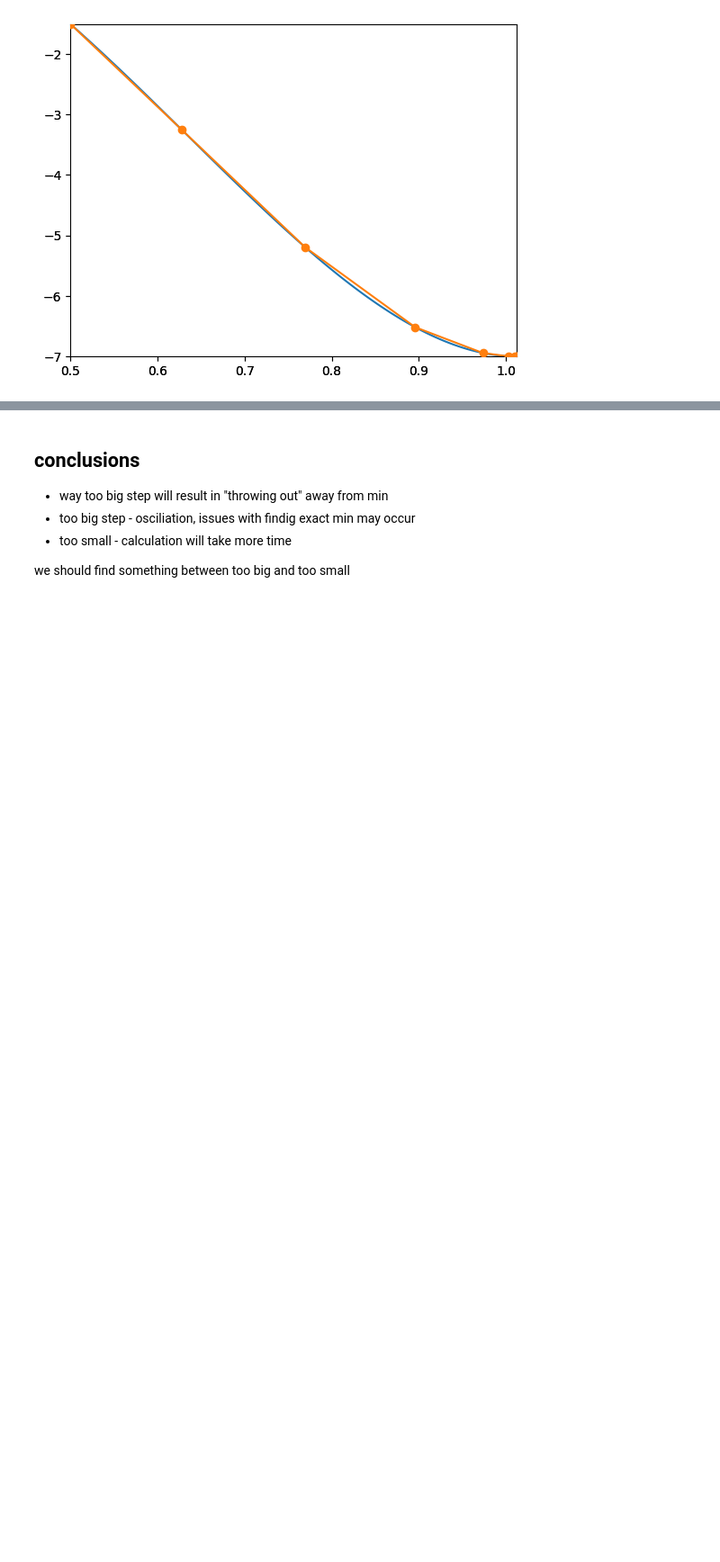
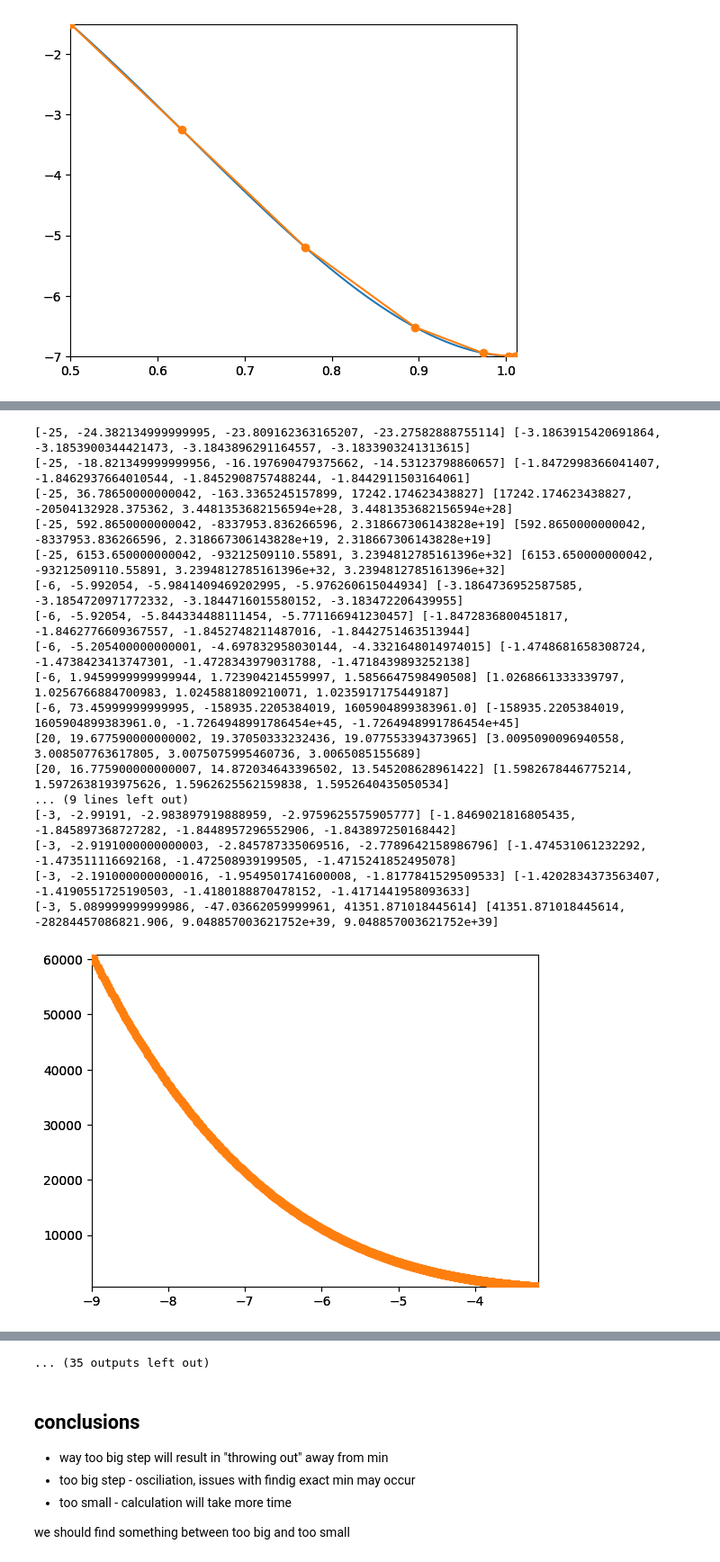
Before and after one commit to wz7475/gradient-descent, a Jupyter notebook: lab1.ipynb, the cells around one changed output, grey strips where cells are left out. Shown at 90% size. Drawn from its saved outputs; the diff is of its cells as text; code cells hidden in the pictures; blank space fills up the shorter version.

Commit message:
2 3d plots

```diff
--- a/lab1.ipynb
+++ b/lab1.ipynb
@@ -115,7 +110,7 @@ print(min_g)
 # %% [markdown]
 ## tuning f(x) min
 # %%
-def plot_function_2d_and_path(function: Callable, step: Number, starting_point=Union[Number, Sequence], eps=0.001):
+def plot_function_2d_and_path(function: Callable, step: Number, starting_point=Union[Number, Sequence], eps=0.001, save=False):
     arguments = GradientDescent(eps).find_minumum(function, step, starting_point)
     values = [f(xa) for xa in arguments]
 
@@ -142,11 +137,15 @@ def plot_function_2d_and_path(function: Callable, step: Number, starting_point=U
     ax.plot(x, y, color="C0")
     ax2.plot(arguments, values, "-o", color="C1")
     # plt.legend()
+    plt.savefig("test.jpg")
+
+    if save:
+        plt.savefig(f"img/sp_{starting_point}_step_{int(1/step)}.png")
 
     return arguments, values
 
-def wrapper_2d(function: Callable, power: int, starting_point:Number, coef=1, eps=0.001):
-    arg, val = plot_function_2d_and_path(function, pow(10, power)*coef, starting_point)
+def wrapper_2d(function: Callable, power: int, starting_point:Number, coef=1, eps=0.001, save=False):
+    arg, val = plot_function_2d_and_path(function, pow(10, power)*coef, starting_point, save=save)
     print(arg[:4], arg[-4:])
 # %% [markdown]
 #### far from mimium
@@ -204,3 +206,12 @@ wrapper_2d(f, -2, 0.5)
 # %% [output]
 [0.5, 0.6275, 0.7697291187499999, 0.8958225863370257] [1.0032810102643444, 1.0107079212435106, 1.0122073407124916, 1.0124926525798699]
 [figure]
+# %%
+from random import randint
+
+
+for _ in range(9):
+    starting_point = randint(-40, 40)
+    for step in range(-6, -1):
+        wrapper_2d(f, step, starting_point, save=True)
+# %% [output]
@@ -206,0 +238,18 @@ wrapper_2d(f, -2, 0.5)
+[-25, -24.382134999999995, -23.809162363165207, -23.27582888755114] [-3.1863915420691864, -3.1853900344421473, -3.1843896291164557, -3.1833903241313615]
+[-25, -18.821349999999956, -16.197690479375662, -14.53123798860657] [-1.8472998366041407, -1.8462937664010544, -1.8452908757488244, -1.8442911503164061]
+[-25, 36.78650000000042, -163.3365245157899, 17242.174623438827] [17242.174623438827, -20504132928.375362, 3.4481353682156594e+28, 3.4481353682156594e+28]
+[-25, 592.8650000000042, -8337953.836266596, 2.318667306143828e+19] [592.8650000000042, -8337953.836266596, 2.318667306143828e+19, 2.318667306143828e+19]
+[-25, 6153.650000000042, -93212509110.55891, 3.2394812785161396e+32] [6153.650000000042, -93212509110.55891, 3.2394812785161396e+32, 3.2394812785161396e+32]
+[-6, -5.992054, -5.9841409469202995, -5.976260615044934] [-3.1864736952587585, -3.1854720971772332, -3.1844716015580152, -3.183472206439955]
+[-6, -5.92054, -5.844334488111454, -5.771166941230457] [-1.8472836800451817, -1.8462776609367557, -1.8452748211487016, -1.8442751463513944]
+[-6, -5.205400000000001, -4.697832958030144, -4.3321648014974015] [-1.4748681658308724, -1.4738423413747301, -1.4728343979031788, -1.4718439893252138]
+[-6, 1.9459999999999944, 1.723904214559997, 1.5856647598490508] [1.0268661333339797, 1.0256766884700983, 1.0245881809210071, 1.0235917175449187]
+[-6, 73.45999999999995, -158935.2205384019, 1605904899383961.0] [-158935.2205384019, 1605904899383961.0, -1.7264948991786454e+45, -1.7264948991786454e+45]
+[20, 19.677590000000002, 19.37050333232436, 19.077553394373965] [3.0095090096940558, 3.008507763617805, 3.0075075995460736, 3.0065085155689]
+[20, 16.775900000000007, 14.872034643396502, 13.545208628961422] [1.5982678446775214, 1.5972638193975626, 1.5962625562159838, 1.5952640435050534]
+... (9 lines left out)
+[-3, -2.99191, -2.983897919888959, -2.9759625575905777] [-1.8469021816805435, -1.845897368727282, -1.8448957296552906, -1.843897250168442]
+[-3, -2.9191000000000003, -2.845787335069516, -2.7789642158986796] [-1.474531061232292, -1.473511116692168, -1.472508939199505, -1.4715241852495078]
+[-3, -2.1910000000000016, -1.9549501741600008, -1.8177841529509533] [-1.4202834373563407, -1.4190551725190503, -1.4180188870478152, -1.4171441958093633]
+[-3, 5.089999999999986, -47.03662059999961, 41351.871018445614] [41351.871018445614, -28284457086821.906, 9.048857003621752e+39, 9.048857003621752e+39]
+[figure, added]
@@ -207,3 +265,4 @@ wrapper_2d(f, -2, 0.5)
+... (35 outputs left out)
 # %% [markdown]
 ## conclusions
 
```
Also changed, not shown: parts of 6 cells of this notebook, 1 other file.
